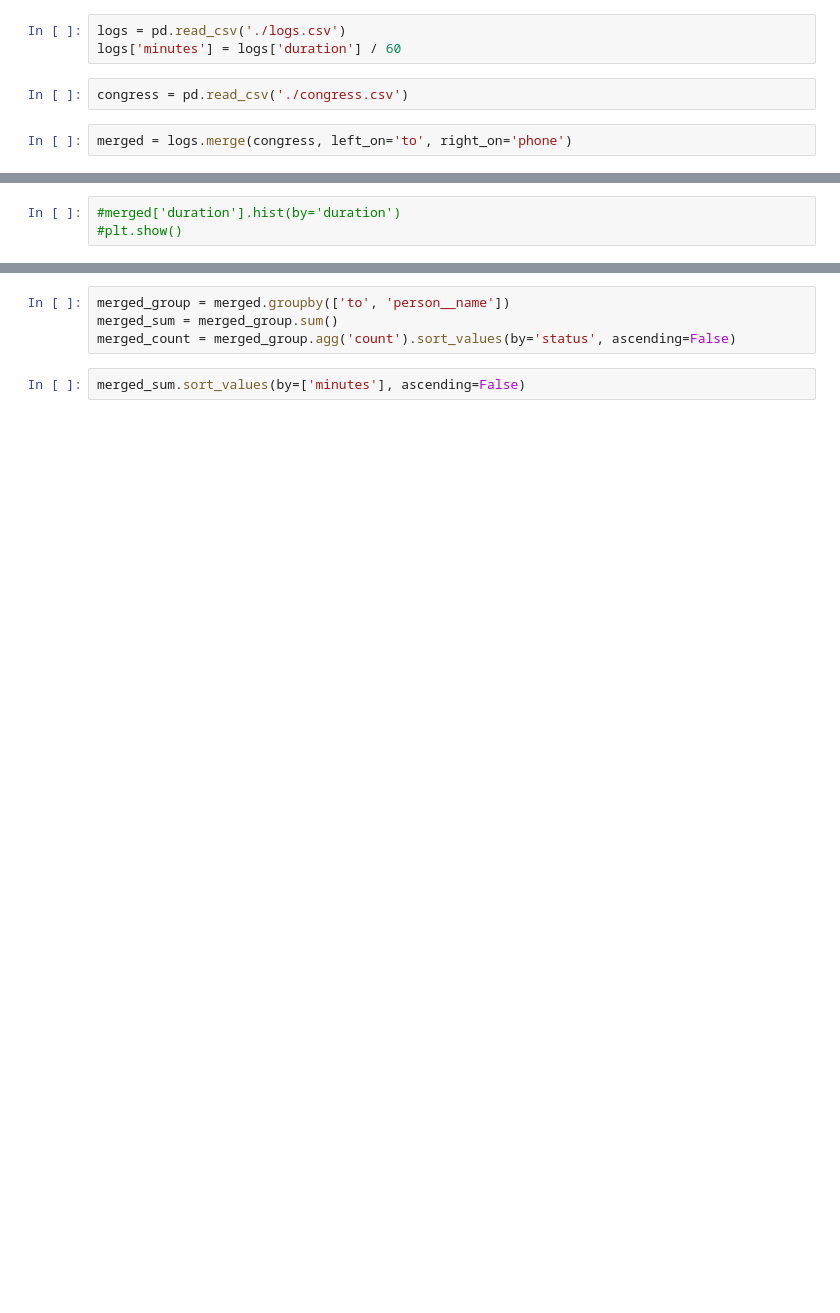
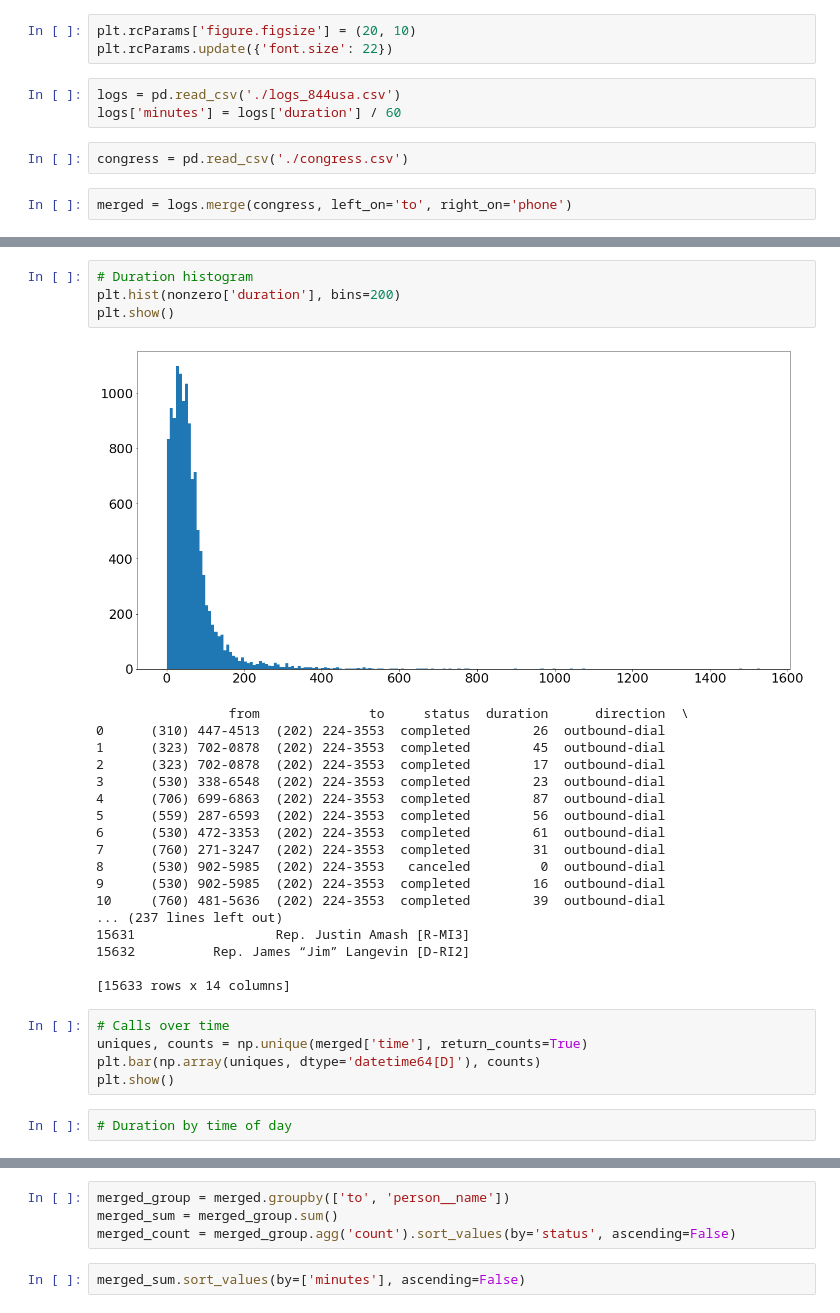
Before and after one commit to typpo/call-congress, a Jupyter notebook: scripts/Call log analysis.ipynb, the cells around one changed output, grey strips where cells are left out. Saved outputs shown, nothing was run; the diff lists cells and outputs as text; blank space fills up the shorter version.

```diff
--- a/scripts/Call log analysis.ipynb
+++ b/scripts/Call log analysis.ipynb
@@ -4,5 +5,8 @@ import matplotlib.pyplot as plt
+# %%
+plt.rcParams['figure.figsize'] = (20, 10)
+plt.rcParams.update({'font.size': 22})
 # %%
-logs = pd.read_csv('./logs.csv')
+logs = pd.read_csv('./logs_844usa.csv')
 logs['minutes'] = logs['duration'] / 60
 # %%
 congress = pd.read_csv('./congress.csv')
@@ -36,3 +40,30 @@ Longest call (minutes): 24
-# %%
-#merged['duration'].hist(by='duration')
-#plt.show()
+# %%
+# Duration histogram
+plt.hist(nonzero['duration'], bins=200)
+plt.show()
+# %% [output]
+[figure, added]
+                 from              to     status  duration      direction  \
+0      (310) 447-4513  (202) 224-3553  completed        26  outbound-dial
+1      (323) 702-0878  (202) 224-3553  completed        45  outbound-dial
+2      (323) 702-0878  (202) 224-3553  completed        17  outbound-dial
+3      (530) 338-6548  (202) 224-3553  completed        23  outbound-dial
+4      (706) 699-6863  (202) 224-3553  completed        87  outbound-dial
+5      (559) 287-6593  (202) 224-3553  completed        56  outbound-dial
+6      (530) 472-3353  (202) 224-3553  completed        61  outbound-dial
+7      (760) 271-3247  (202) 224-3553  completed        31  outbound-dial
+8      (530) 902-5985  (202) 224-3553   canceled         0  outbound-dial
+9      (530) 902-5985  (202) 224-3553  completed        16  outbound-dial
+10     (760) 481-5636  (202) 224-3553  completed        39  outbound-dial
+... (237 lines left out)
+15631                  Rep. Justin Amash [R-MI3]
+15632          Rep. James “Jim” Langevin [D-RI2]
+
+[15633 rows x 14 columns]
+# %%
+# Calls over time
+uniques, counts = np.unique(merged['time'], return_counts=True)
+plt.bar(np.array(uniques, dtype='datetime64[D]'), counts)
+plt.show()
+# %%
+# Duration by time of day
```
Also changed, not shown: parts of 7 cells of this notebook, 2 other files.
